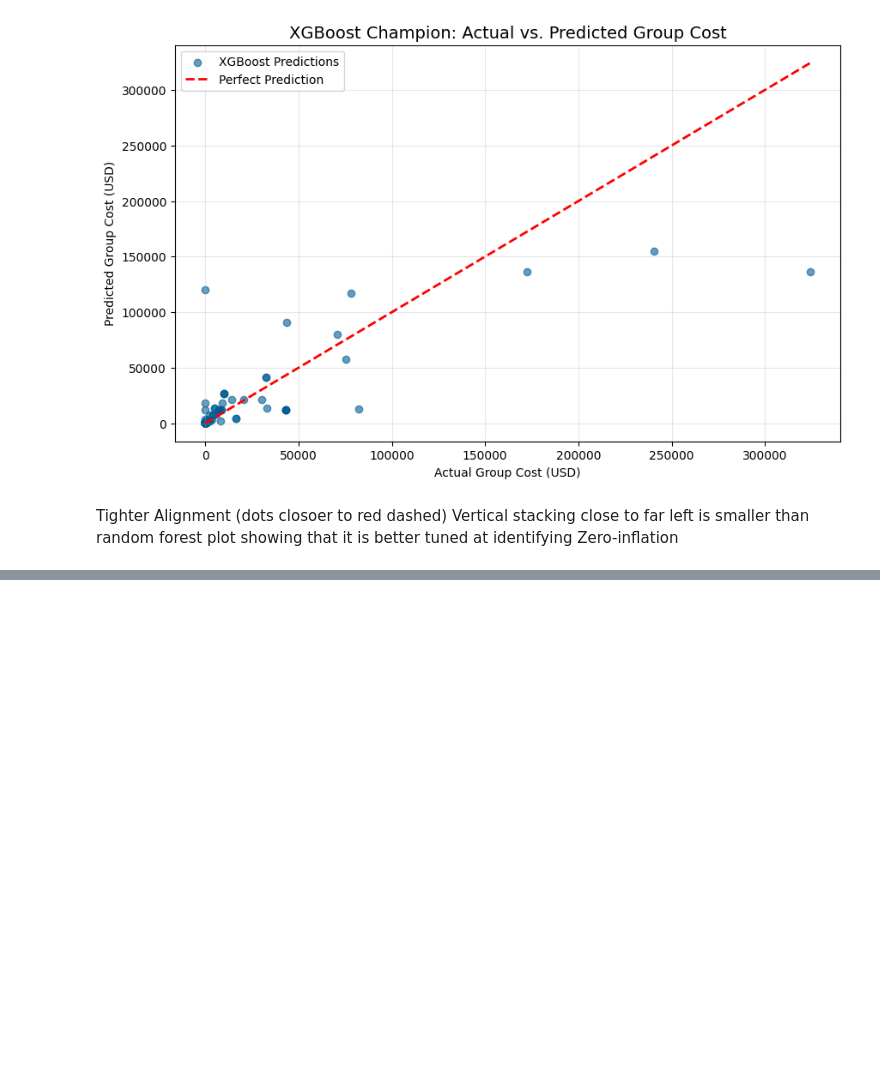
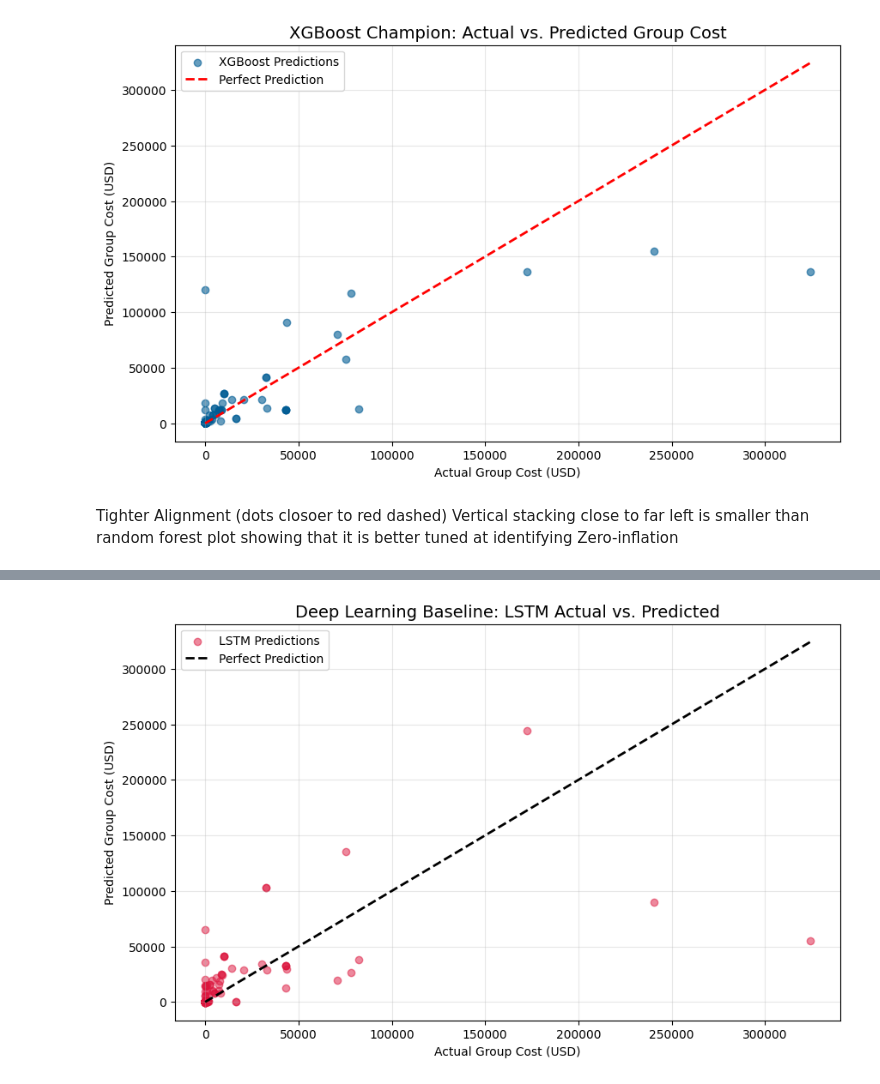
Before and after one commit to ChyTalksTech/Inventory_Write-offs, a Jupyter notebook: Inventory_Write_offs.ipynb, the cells around one changed output, grey strips where cells are left out. Saved outputs shown, nothing was run; the diff lists cells and outputs as text; code cells hidden in the pictures; blank space fills up the shorter version.

```diff
--- a/Inventory_Write_offs.ipynb
+++ b/Inventory_Write_offs.ipynb
@@ -562,0 +587,2 @@ Vertical stacking close to far left is smaller than random forest plot showing t
+# %%
+lstm_predictions = lstm_model.predict(X_test_lstm)
@@ -562,0 +647,14 @@ Vertical stacking close to far left is smaller than random forest plot showing t
+# %%
+# Actual vs. LSTM Predictions Scatter Plot
+plt.figure(figsize=(10, 6))
+plt.scatter(y_test, lstm_predictions, alpha=0.5, color='crimson', label='LSTM Predictions')
+plt.plot([y_test.min(), y_test.max()], [y_test.min(), y_test.max()], 'k--', lw=2, label='Perfect Prediction')
+
+plt.title('Deep Learning Baseline: LSTM Actual vs. Predicted', fontsize=14)
+plt.xlabel('Actual Group Cost (USD)')
+plt.ylabel('Predicted Group Cost (USD)')
+plt.legend()
+plt.grid(alpha=0.3)
+plt.show()
+# %% [output]
+[figure, added]
```
Also changed, not shown: parts of 12 cells of this notebook.
